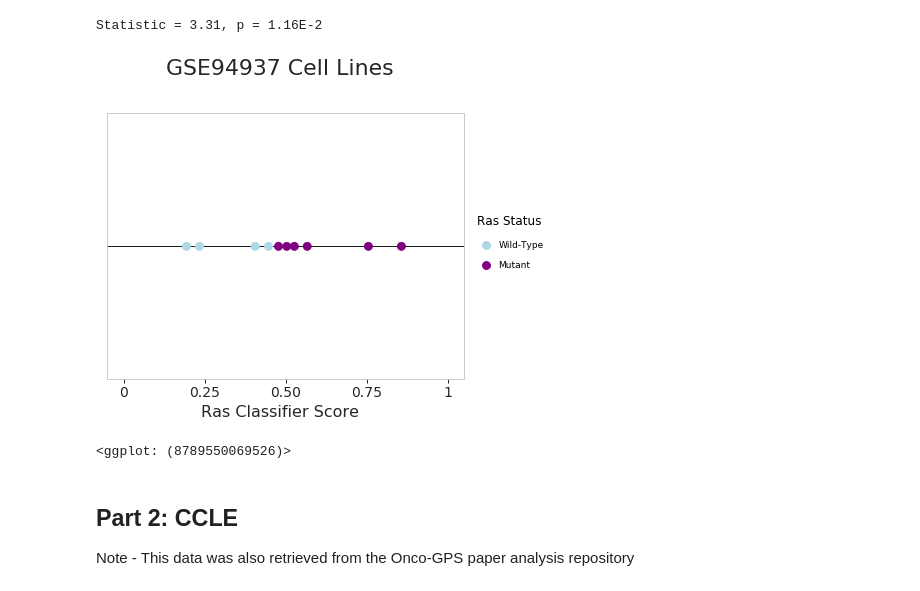
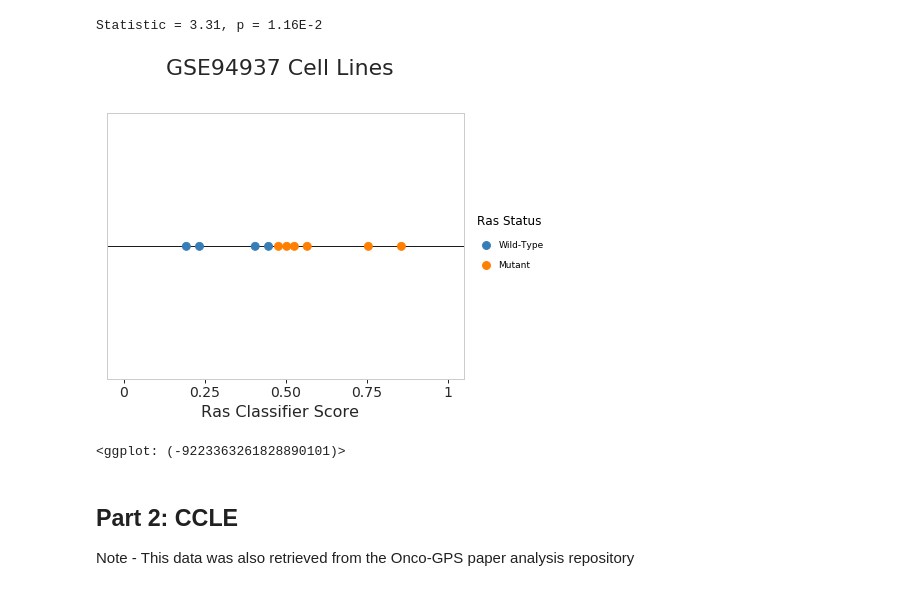
Before and after one commit to greenelab/pancancer, a Jupyter notebook: scripts/ras_cell_line_predictions.ipynb, the cells around one changed output. Saved outputs shown, nothing was run; the diff lists cells and outputs as text; code cells hidden in the pictures.

```diff
--- a/scripts/ras_cell_line_predictions.ipynb
+++ b/scripts/ras_cell_line_predictions.ipynb
@@ -52,8 +53,7 @@ coef_df.head(10)
 # %% [markdown]
 ## Part 1: GSE94937 KRAS Mutant Cell Line Analysis
 # %%
-kras_file = 'https://raw.githubusercontent.com/https://github.com/UCSD-CCAL/' \
-            'onco-gps-paper-analysis/master/data/kras_isogenic_vs_imortalized.gct'
+kras_file = 'https://raw.githubusercontent.com/UCSD-CCAL/onco_gps_paper_analysis/master/data/gene_x_kras_isogenic_and_imortalized_celllines.gct'
 kras_cellline_df = pd.read_table(kras_file, skiprows=2, index_col=0)
 print(kras_cellline_df.shape)
 kras_cellline_df.head()
@@ -158,37 +158,37 @@ p = (gg.ggplot(output,
                gg.aes(x='weight', y='dummy_y', color='factor(Ras_Mutation)')) +
      gg.geom_hline(gg.aes(yintercept=0), linetype='solid') +
      gg.geom_point(size=4) +
-     gg.scale_color_manual(values=["lightblue", "purple"], labels=['Wild-Type', 'Mutant']) +
+     gg.scale_color_manual(values=["#377eb8", "#ff7f00"], labels=['Wild-Type', 'Mutant']) +
      gg.ylim([-0.1, 0.1]) +
      gg.xlim([-0.001, 1.001]) +
      gg.theme_seaborn(style='whitegrid') +
      gg.xlab('Ras Classifier Score') +
      gg.ylab('') +
      gg.labs(color='Ras Status') +
      gg.ggtitle('GSE94937 Cell Lines\n') +
      gg.theme(
         plot_title=gg.element_text(size=22),
         axis_title_x=gg.element_text(size=16),
         axis_text_x=gg.element_text(size=14),
         axis_text_y=gg.element_blank(),
         axis_ticks_length=4,
         axis_ticks_major_y=gg.element_blank(),
         axis_ticks_minor_y=gg.element_blank(),
         axis_ticks_minor_x=gg.element_blank(),
         legend_position=(1.0, 0.5),
         legend_background=gg.element_blank(),
         legend_key=gg.element_rect(fill='white'),
         legend_text=gg.element_text(size=9),
         legend_title=gg.element_text(size=12),
         panel_border=gg.element_blank(),
         panel_grid_major=gg.element_blank(),
         panel_grid_minor=gg.element_blank()))
 kras_fig_file = os.path.join('..', 'figures', 'cell_line', 'kras_cell_line_predictions.pdf')
 p.save(kras_fig_file, width=6, height=0.5)
 p
 # %% [output]
-[figure, old version]
+[figure, new version]
-<ggplot: (8789550069526)>
+<ggplot: (-9223363261828890101)>
 # %% [markdown]
 ## Part 2: CCLE
 
```
Also changed, not shown: parts of 9 cells of this notebook, 11 other files.
